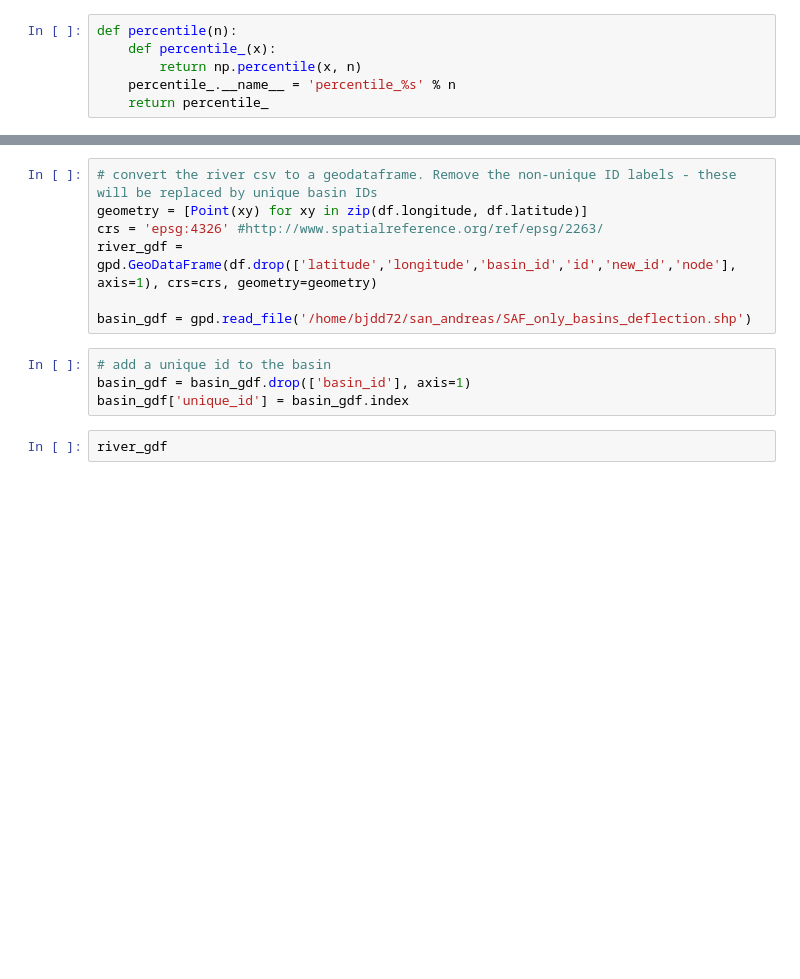
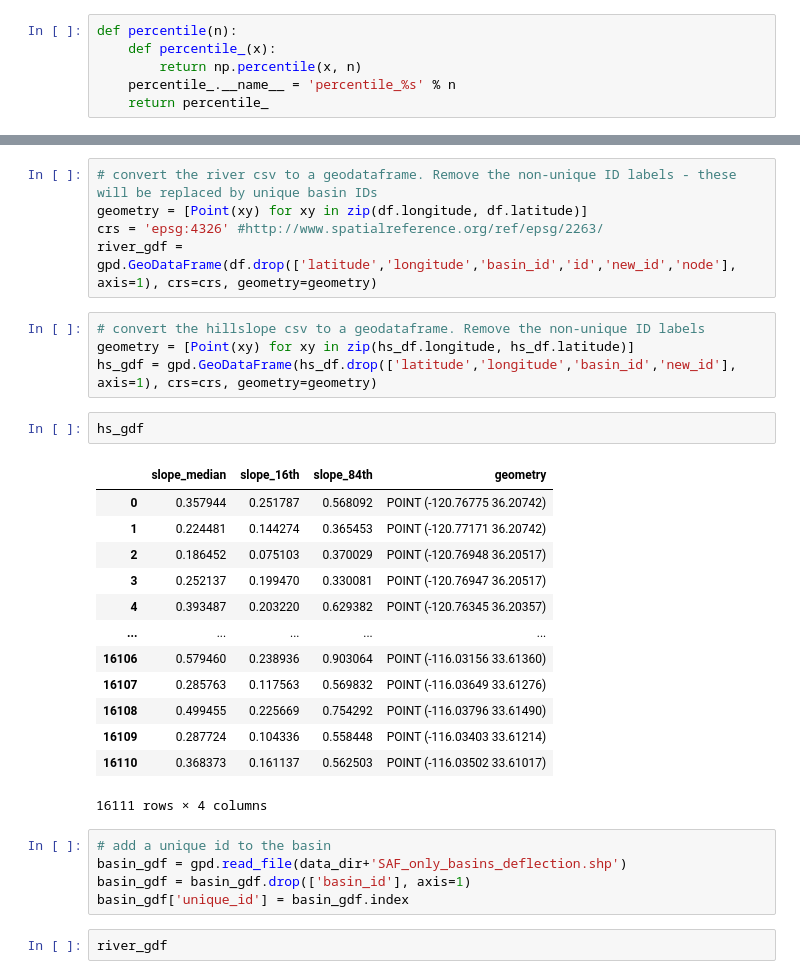
Before and after one commit to fclubb/fault-swath, a Jupyter notebook: notebooks/get_median_slopes.ipynb, the cells around one changed output, grey strips where cells are left out. Drawn from its saved outputs; the diff is of its cells as text; blank space fills up the shorter version.

```diff
--- a/notebooks/get_median_slopes.ipynb
+++ b/notebooks/get_median_slopes.ipynb
@@ -23,10 +44,29 @@ Index(['basin_id', 'id', 'node', 'distance_from_outlet', 'elevation',
 geometry = [Point(xy) for xy in zip(df.longitude, df.latitude)]
 crs = 'epsg:4326' #http://www.spatialreference.org/ref/epsg/2263/
 river_gdf = gpd.GeoDataFrame(df.drop(['latitude','longitude','basin_id','id','new_id','node'], axis=1), crs=crs, geometry=geometry)
-
-basin_gdf = gpd.read_file('/home/bjdd72/san_andreas/SAF_only_basins_deflection.shp')
+# %%
+# convert the hillslope csv to a geodataframe. Remove the non-unique ID labels
+geometry = [Point(xy) for xy in zip(hs_df.longitude, hs_df.latitude)]
+hs_gdf = gpd.GeoDataFrame(hs_df.drop(['latitude','longitude','basin_id','new_id'], axis=1), crs=crs, geometry=geometry)
+# %%
+hs_gdf
+# %% [output]
+|  | slope_median | slope_16th | slope_84th | geometry |
+| 0 | 0.357944 | 0.251787 | 0.568092 | POINT (-120.76775 36.20742) |
+| 1 | 0.224481 | 0.144274 | 0.365453 | POINT (-120.77171 36.20742) |
+| 2 | 0.186452 | 0.075103 | 0.370029 | POINT (-120.76948 36.20517) |
+| 3 | 0.252137 | 0.199470 | 0.330081 | POINT (-120.76947 36.20517) |
+| 4 | 0.393487 | 0.203220 | 0.629382 | POINT (-120.76345 36.20357) |
+| ... | ... | ... | ... | ... |
+| 16106 | 0.579460 | 0.238936 | 0.903064 | POINT (-116.03156 33.61360) |
+| 16107 | 0.285763 | 0.117563 | 0.569832 | POINT (-116.03649 33.61276) |
+| 16108 | 0.499455 | 0.225669 | 0.754292 | POINT (-116.03796 33.61490) |
+| 16109 | 0.287724 | 0.104336 | 0.558448 | POINT (-116.03403 33.61214) |
+| 16110 | 0.368373 | 0.161137 | 0.562503 | POINT (-116.03502 33.61017) |
+16111 rows × 4 columns
 # %%
 # add a unique id to the basin
+basin_gdf = gpd.read_file(data_dir+'SAF_only_basins_deflection.shp')
 basin_gdf = basin_gdf.drop(['basin_id'], axis=1)
 basin_gdf['unique_id'] = basin_gdf.index
 # %%
```
Also changed, not shown: parts of 12 cells of this notebook, 2 other files.
